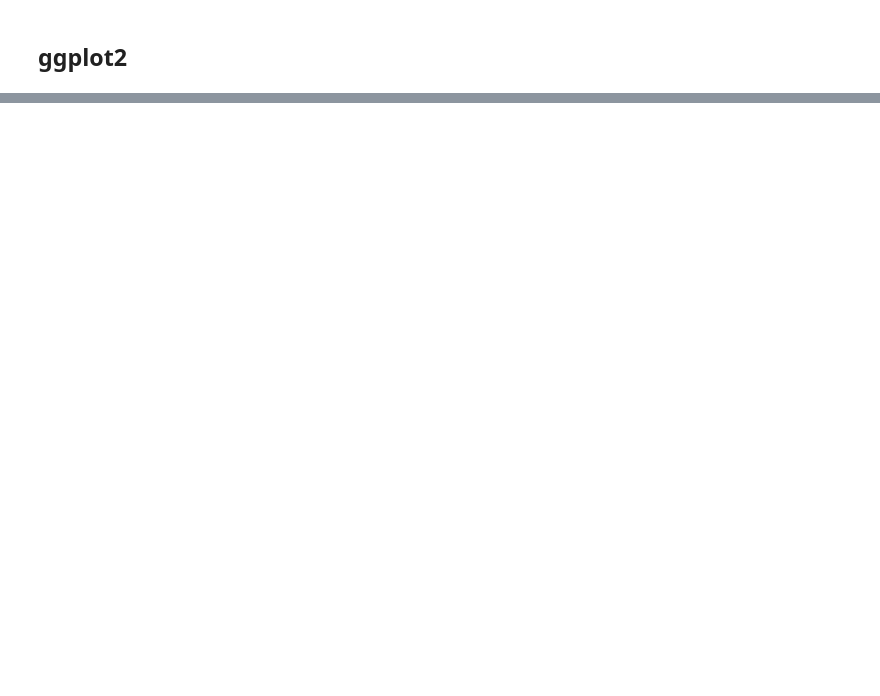
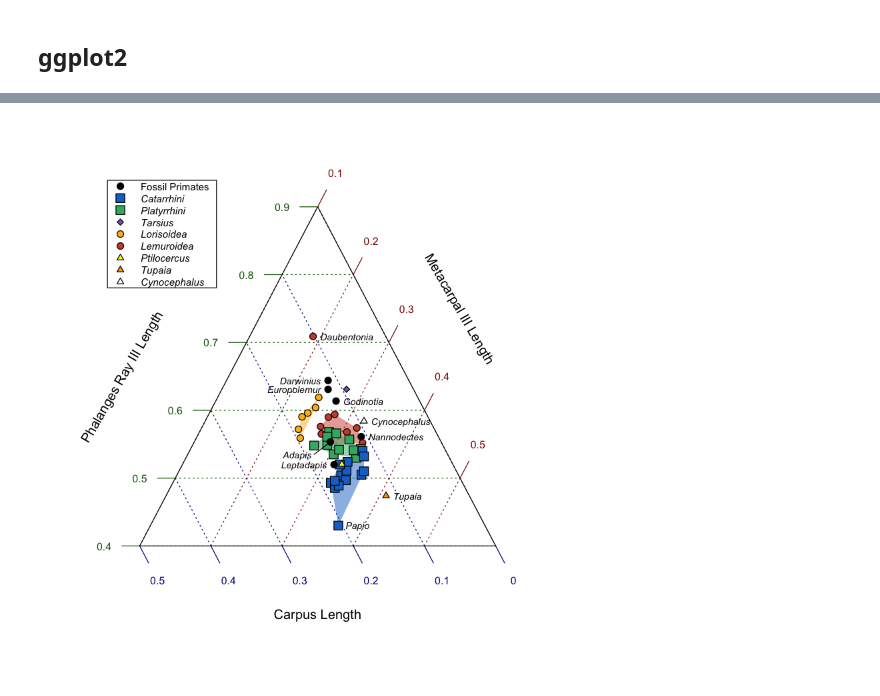
Before and after one commit to ryanraaum/bioanth-plots, a Jupyter notebook: Hand Proportions in R.ipynb, the cells around one changed output, grey strips where cells are left out. Drawn from its saved outputs; the diff is of its cells as text; code cells hidden in the pictures; blank space fills up the shorter version.

```diff
--- a/Hand Proportions in R.ipynb
+++ b/Hand Proportions in R.ipynb
@@ -211,0 +231,95 @@ plot without title
+# %%
+library(lattice)
+library(latticeExtra) # to combine lattice plots with "as.layer"
+library(loa)
+
+# First set up the axes and labels.
+# This function does not accomodate adding points, polygons, and annotations.
+base = trianglePlot(~pD3+pMC3+pCARP, data=dset,
+                    type='n', # don't plot any points
+                    alab="Phalanges Ray III Length",
+                    blab="Metacarpal III Length",
+                    clab="Carpus Length")
+
+# get the new (x,y) coordinates of the data points on the plot area
+toXY = with(dset, triABC2XY(pD3, pMC3, pCARP))
+# 'toXY' from above is a list, pull out the x and y coordinates and make a data frame
+dsetXY = data.frame(x=toXY$x, y=toXY$y, row.names=rownames(dset))
+
+# create a custom convex hull plotting panel function
+# (this is a little brittle - it assumes that in the given data frame:
+#      - the points are in the rows
+#      - x values are in the first column
+#      - y values are in the second column
+panel.chull = function(dframe, ...) {
+  # identify the exterior points
+  hullpoints = chull(dframe)
+  # add the first point to the end so that the polygon closes
+  hullpoints = c(hullpoints, hullpoints[1])
+  # plot the polygon
+  panel.polygon(x=dframe[hullpoints,1],y=dframe[hullpoints,2], ...)
+}
+
+# pp = points & polygons
+pp = xyplot(y ~ x, data=dsetXY,
+             panel=function(x,y) {
+               # First plot the convex hull polygons.
+               # For these convex hull polygons, I subset out the points for each group from the
+               #   overall data frame and feed that subset into the custom convex hull panel
+               #   function from just above.
+               # The color fills are derived from the point colors by reducing opacity using
+               #   the adjustcolor function
+               panel.chull(dsetXY[dset$taxon == "Lorisoidea",],
+                           col=adjustcolor(map_colors["Lorisoidea"], alpha=0.5), border=NA)
+               panel.chull(dsetXY[dset$taxon == "Lemuroidea" & rownames(dset) != "D. madagascarensis",],
+                           col=adjustcolor(map_colors["Lemuroidea"], alpha=0.5), border=NA)
+               panel.chull(dsetXY[dset$taxon == "Platyrrhini",],
+                           col=adjustcolor(map_colors["Platyrrhini"], alpha=0.5), border=NA)
+               panel.chull(dsetXY[dset$taxon == "Catarrhini",],
+                           col=adjustcolor(map_colors["Catarrhini"], alpha=0.5), border=NA)
+
+               # then add the points on top of the polygons
+               panel.xyplot(x,y,col="black",pch=point_shapes,fill=point_colors,cex=point_sizes)
+            })
+
+# annotations layer
+lnames = xyplot(y ~ x, data=dsetXY,
+                panel=function(x,y) {
+                  # first loop through the easy annotations (easy = next to point)
+                  for (i in 1:length(ann_species)) {
+                    xpt = dsetXY[ann_species[i],1]
+                    ypt = dsetXY[ann_species[i],2]
+                    # paste an extra space on either side of the name to get some separation from the point
+                    panel.text(xpt, ypt, paste(" ", ann_labels[i], " ", sep=''), pos=ann_pos[i], cex=0.7, font=3)
+                  }
+                  # Special placement for Adapis with a line to the point
+                  # rather than try to figure out coordinate values, just mix and match from other points
+                  xpt = dsetXY["Chiropotes sp.", 1]
+                  ypt = dsetXY["Cebus sp.", 2]
+                  panel.text(xpt, ypt, 'Adapis ', adj=1, cex=0.7, font=3)
+                  panel.lines(c(xpt, dsetXY["Adapis", 1]), c(ypt, dsetXY["Adapis", 2]), col=1)
+                })
+
+# combine all of the layers so far into a single plot
+lplt = base + as.layer(pp) + as.layer(lnames)
+
+# specify the information for the key
+key = list(points = list(
+             pch = map_shapes[gnames],
+             cex = map_sizes[gnames],
+             col = "black",             # point border color
+             fill=map_colors[gnames]),  # point fill color
+           text = list(text=gnames,
+             cex=0.75,
+             font=c(1,3,3,3,3,3,3,3,3)),
+           corner=c(0.1,0.9),
+           border=1,
+           padding=1.5)
+
+# add the key to the plot
+lplt = update(lplt, key=key)
+
+# show the plot
+lplt
+# %% [output]
+[figure, added]
```
Also changed, not shown: parts of 11 cells of this notebook.
